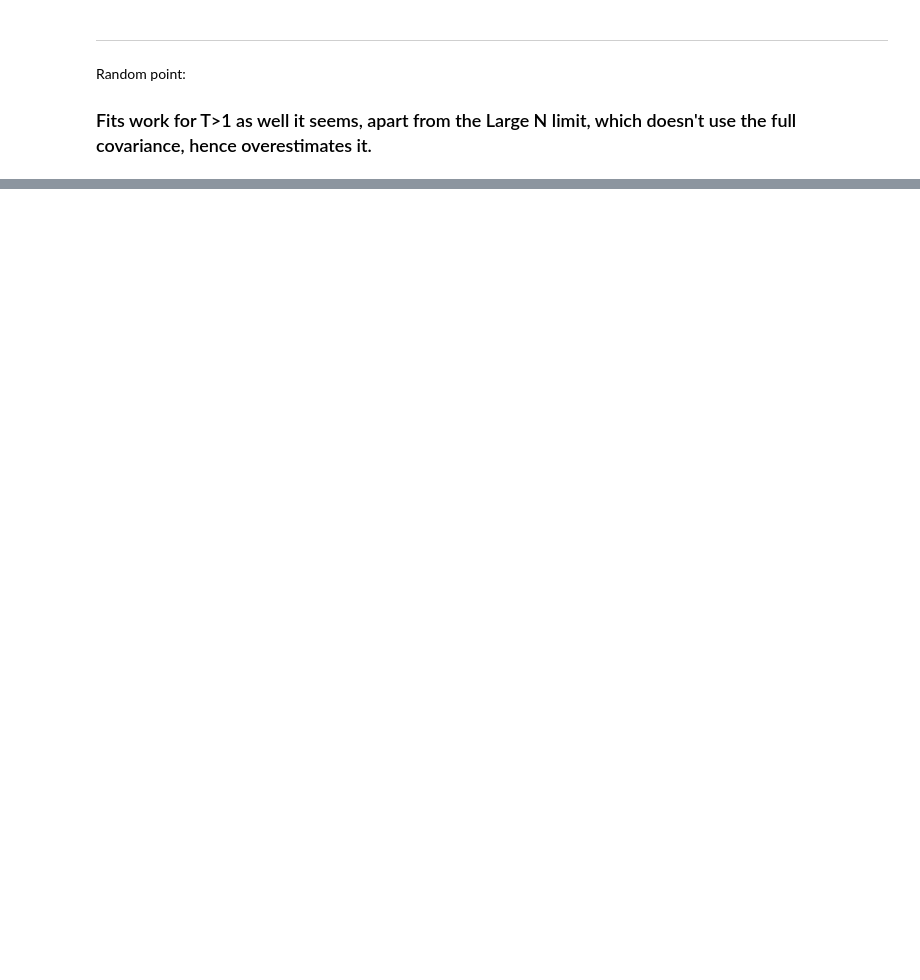
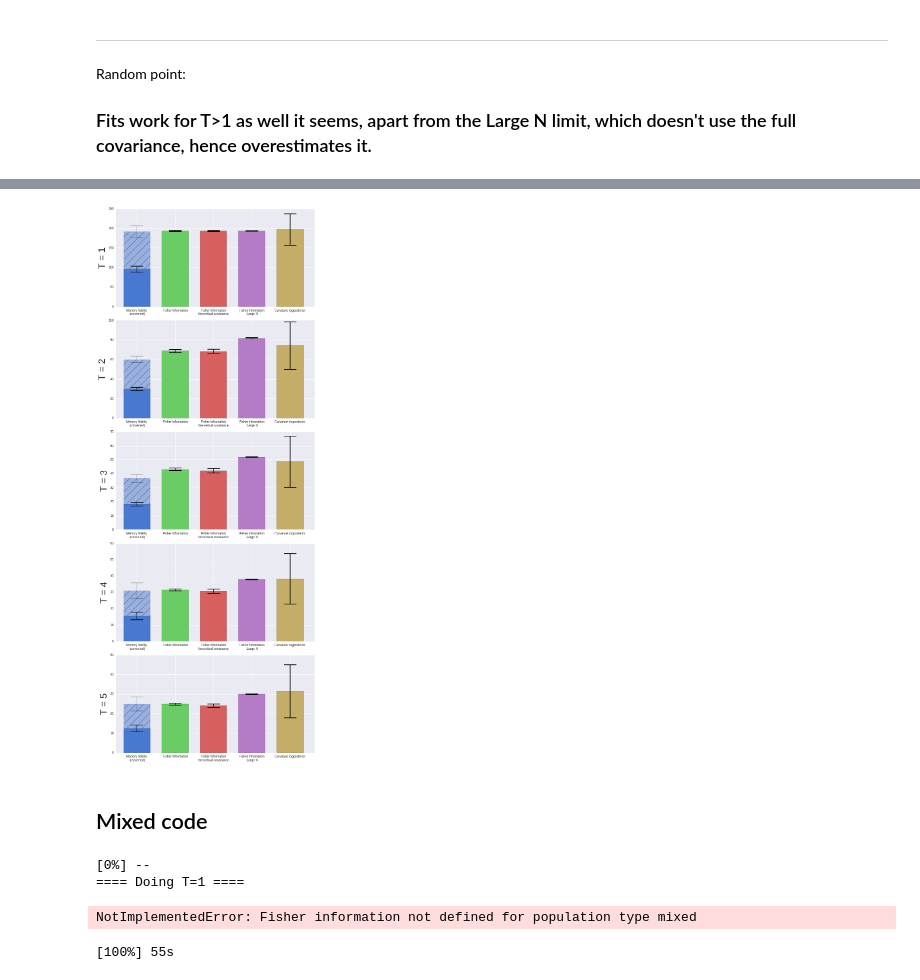
Before and after one commit to Azhag/Bayesian-visual-working-memory, a Jupyter notebook: Experiments/fisherinfo_singleitem/check_fisher_fit_1obj_2016.ipynb, the cells around one changed output, grey strips where cells are left out. Saved outputs shown, nothing was run; the diff lists cells and outputs as text; code cells hidden in the pictures; blank space fills up the shorter version.

```diff
--- a/Experiments/fisherinfo_singleitem/check_fisher_fit_1obj_2016.ipynb
+++ b/Experiments/fisherinfo_singleitem/check_fisher_fit_1obj_2016.ipynb
@@ -221,0 +275,36 @@ Random point:
+# %%
+values_to_plot = [('Memory fidelity \n(converted)', 'mem_fidelity_as_variance'),
+                  ('Fisher Information', 'result_FI_rc_theo'),
+                  ('Fisher Information\ntheoretical covariance', 'result_FI_rc_theocov'),
+                  ('Fisher Information\n Large N', 'result_FI_rc_theo_largeN'),
+                  ('Curvature logposterior', 'result_FI_rc_curv')
+               ]
+
+f, axes = plt.subplots(T_space.size, 1, figsize=(10, 5*T_space.size))
+
+
+for T_i, T in enumerate(T_space):
+    values_dict = extract_fisherinfo_values(all_experiment_launcher[T_i], values_to_plot)
+    bars_fisherinfo_comparison(values_dict['mean'], values_dict['std'], values_dict['names'], ax=axes[T_i])
+
+    axes[T_i].set_ylabel("T = %d" % T, fontsize=30)
+# %% [output]
+[figure, added]
+# %% [markdown]
+## Mixed code
+# %%
+arguments_dict['code_type'] = 'mixed'
+arguments_dict['ratio_conj'] = 0.8
+arguments_dict['num_repetitions'] = 1
+
+all_experiment_launcher_mixed = []
+for T in progress.ProgressDisplay(T_space):
+    print "==== Doing T=%d ====" % T
+    arguments_dict['T'] = T
+
+    with io.capture_output(display=False, stdout=True) as captured:
+        all_experiment_launcher_mixed.append(ExperimentLauncher(run=True, arguments_dict=arguments_dict))
+# %% [output]
+[0%] --
+==== Doing T=1 ====
+NotImplementedError: Fisher information not defined for population type mixed
@@ -221,0 +329,4 @@ Random point:
+# %%
+resps = rn.collect_network_responses(num_samples=50000)
+# %% [output]
+[100%] 55s
```
Also changed, not shown: parts of 27 cells of this notebook, 4 other files.
